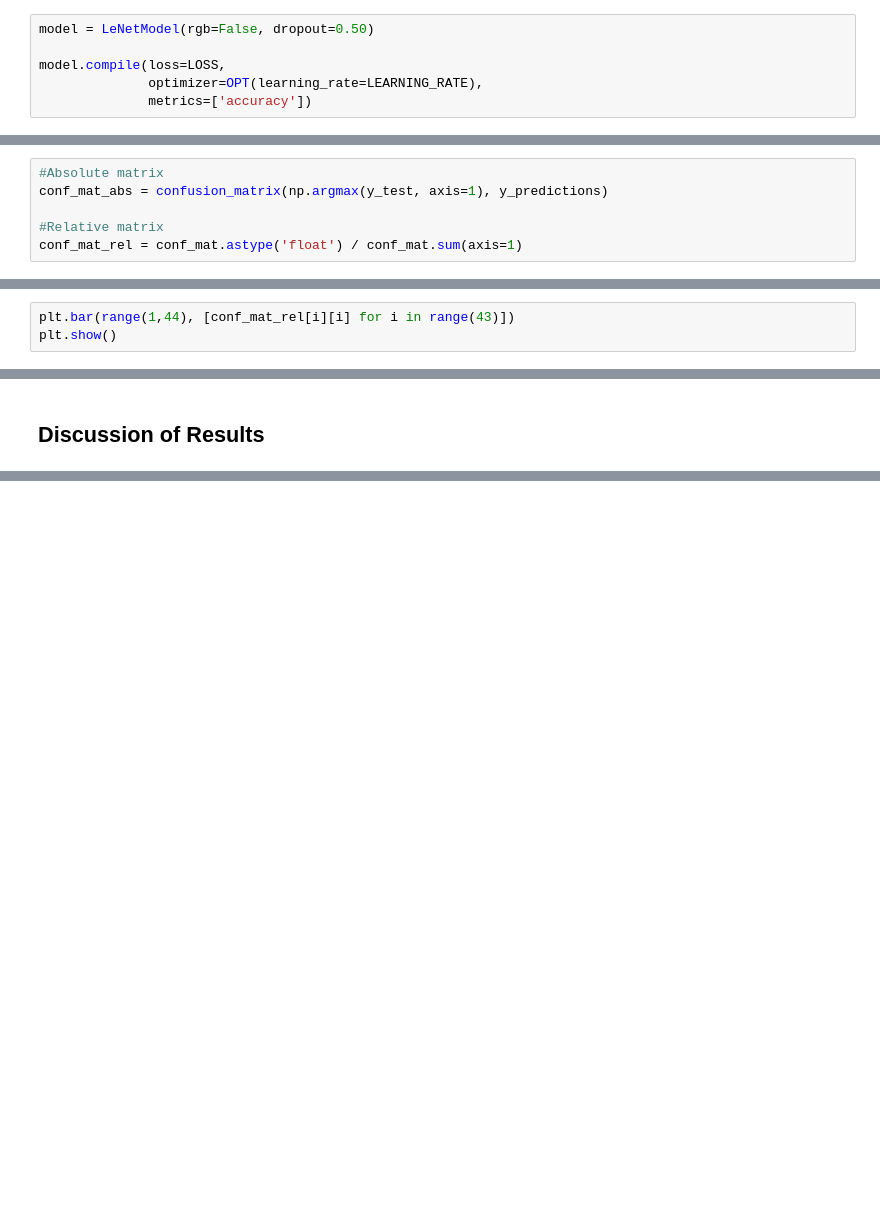
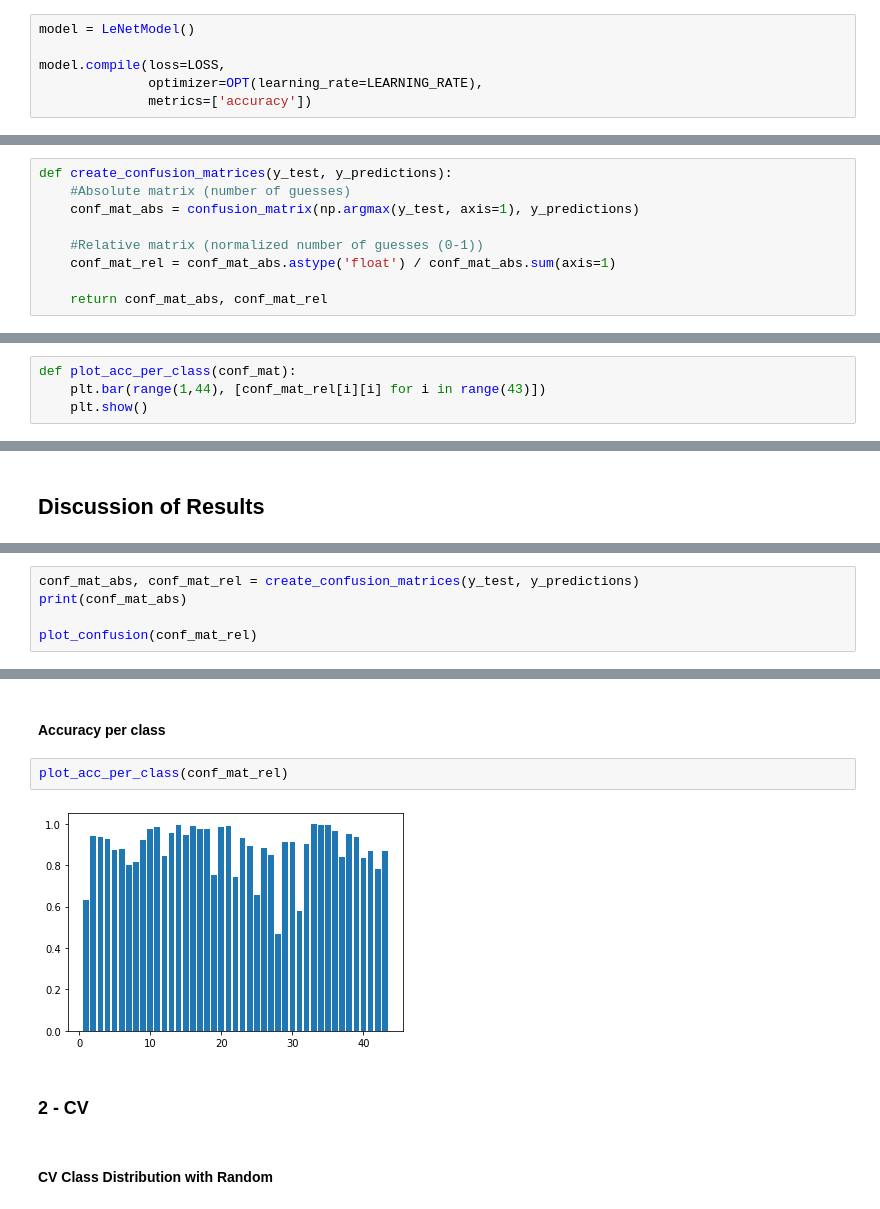
Before and after one commit to HerouFenix/taa-traffic-sign-identification, a Jupyter notebook: Project1.ipynb, the cells around one changed output, grey strips where cells are left out. Drawn from its saved outputs; the diff is of its cells as text; blank space fills up the shorter version.

```diff
--- a/Project1.ipynb
+++ b/Project1.ipynb
@@ -171,7 +207,7 @@ def LeNetModel(no_output=6, rgb=True, dropout=0):
 # %% [markdown]
 ### Step 5 - Create the model and define evaluation
 # %%
-model = LeNetModel(rgb=False, dropout=0.50)
+model = LeNetModel()
 
 model.compile(loss=LOSS,
               optimizer=OPT(learning_rate=LEARNING_RATE),
@@ -216,11 +253,14 @@ Test accuracy: 0.9448931
 # %% [markdown]
 ### Confusion Matrix
 # %%
-#Absolute matrix
-conf_mat_abs = confusion_matrix(np.argmax(y_test, axis=1), y_predictions)
+def create_confusion_matrices(y_test, y_predictions):
+    #Absolute matrix (number of guesses)
+    conf_mat_abs = confusion_matrix(np.argmax(y_test, axis=1), y_predictions)
 
-#Relative matrix
-conf_mat_rel = conf_mat.astype('float') / conf_mat.sum(axis=1)
+    #Relative matrix (normalized number of guesses (0-1))
+    conf_mat_rel = conf_mat_abs.astype('float') / conf_mat_abs.sum(axis=1)
+
+    return conf_mat_abs, conf_mat_rel
 # %% [markdown]
 ### Confusion Matrix Visualized
 # %%
@@ -232,5 +275,6 @@ conf_mat_rel = conf_mat.astype('float') / conf_mat.sum(axis=1)
 # %% [markdown]
 ### Histogram of Accuracy per Class
 # %%
-plt.bar(range(1,44), [conf_mat_rel[i][i] for i in range(43)])
-plt.show()
+def plot_acc_per_class(conf_mat):
+    plt.bar(range(1,44), [conf_mat_rel[i][i] for i in range(43)])
+    plt.show()
@@ -249,0 +287,5 @@ Before data augmentation we had an accuracy of 94.5% for our test accuracy
+# %%
+conf_mat_abs, conf_mat_rel = create_confusion_matrices(y_test, y_predictions)
+print(conf_mat_abs)
+
+plot_confusion(conf_mat_rel)
@@ -249,0 +301,10 @@ Before data augmentation we had an accuracy of 94.5% for our test accuracy
+# %% [markdown]
+#### Accuracy per class
+# %%
+plot_acc_per_class(conf_mat_rel)
+# %% [output]
+[figure, added]
+# %% [markdown]
+### 2 - CV
+# %% [markdown]
+#### CV Class Distribution with Random
```
Also changed, not shown: parts of 29 cells of this notebook.
